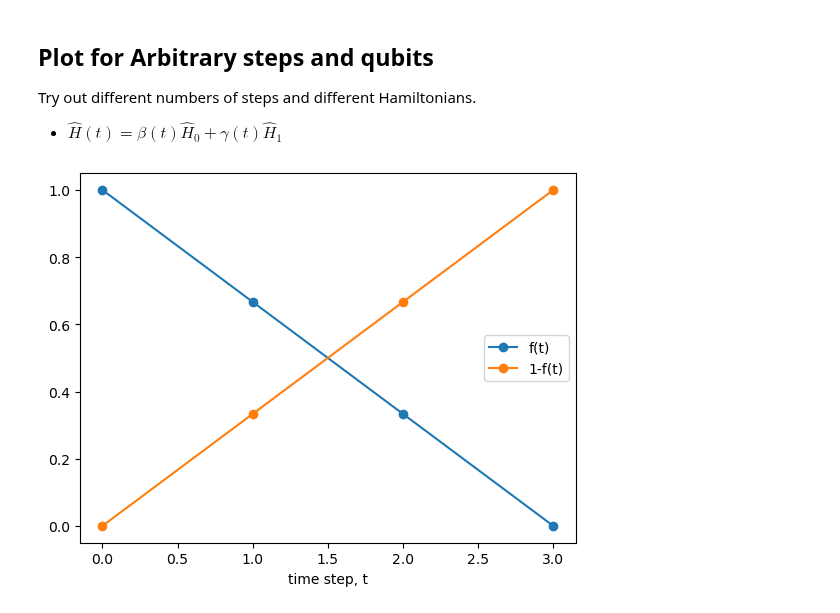
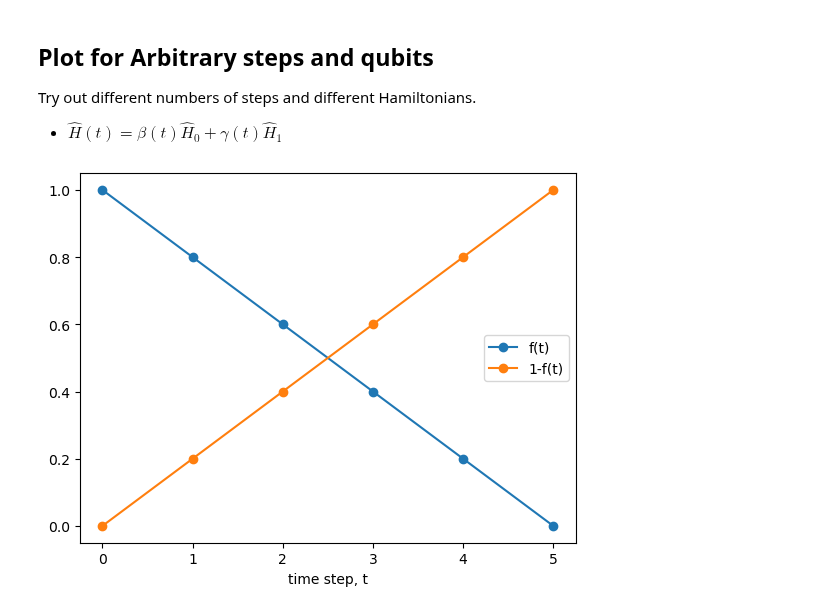
Before and after one commit to CHEM-PHYS-X684/QuantumSoftware, a Jupyter notebook: assignments/adiabatic.ipynb, the cells around one changed output. Drawn from its saved outputs; the diff is of its cells as text; code cells hidden in the pictures.

```diff
--- a/assignments/adiabatic.ipynb
+++ b/assignments/adiabatic.ipynb
@@ -381,18 +381,18 @@ ham.mu[0] = 1.2
 # %%
 # create the adiabatic parameters
-n_steps = 3
+n_steps = 5
 beta = []
 gamma = []
 for i in range(n_steps+1):
     beta.append(1-i/n_steps)
     gamma.append(i/n_steps)
 
 plt.plot(beta, label="f(t)", marker="o")
 plt.plot(gamma, label="1-f(t)", marker="o");
 plt.xlabel("time step, t")
 plt.legend();
 # %% [output]
-[figure, old version]
+[figure, new version]
 # %%
 # Create the quantum circuit
 
```
Also changed, not shown: parts of 11 cells of this notebook.
